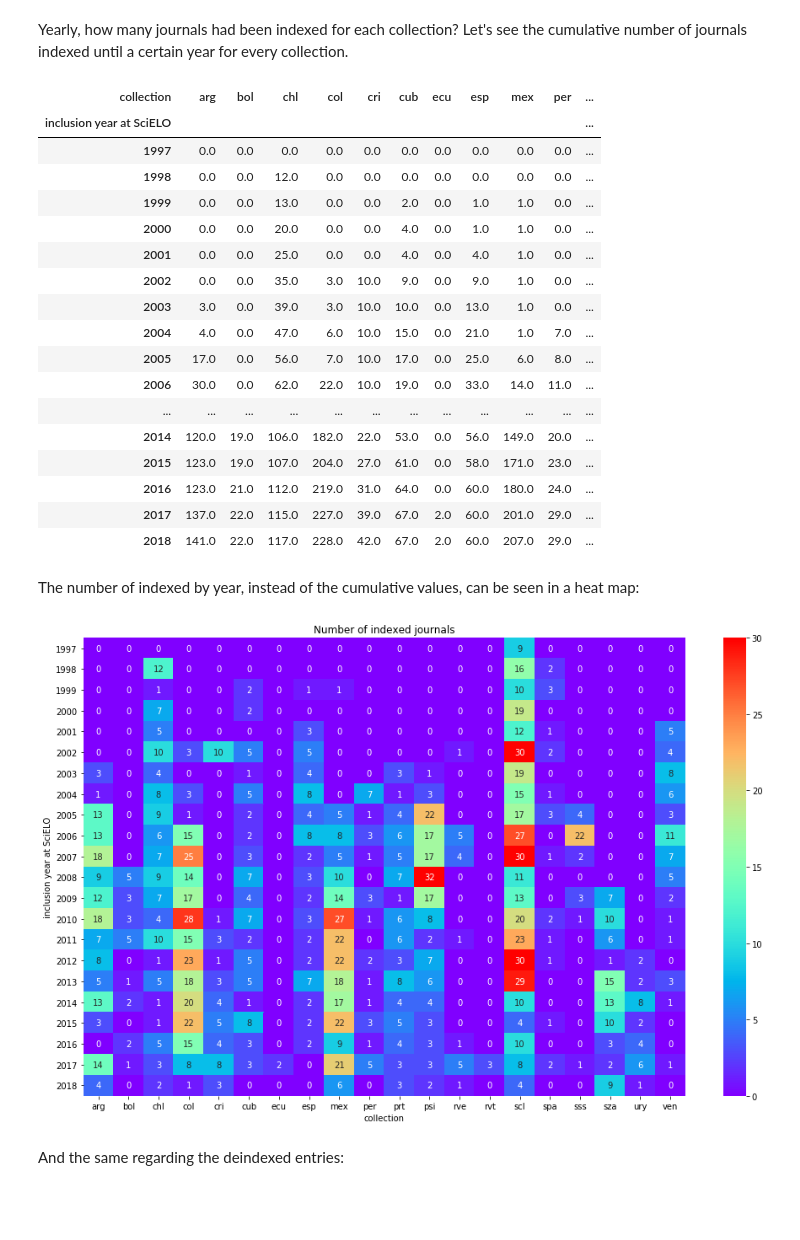
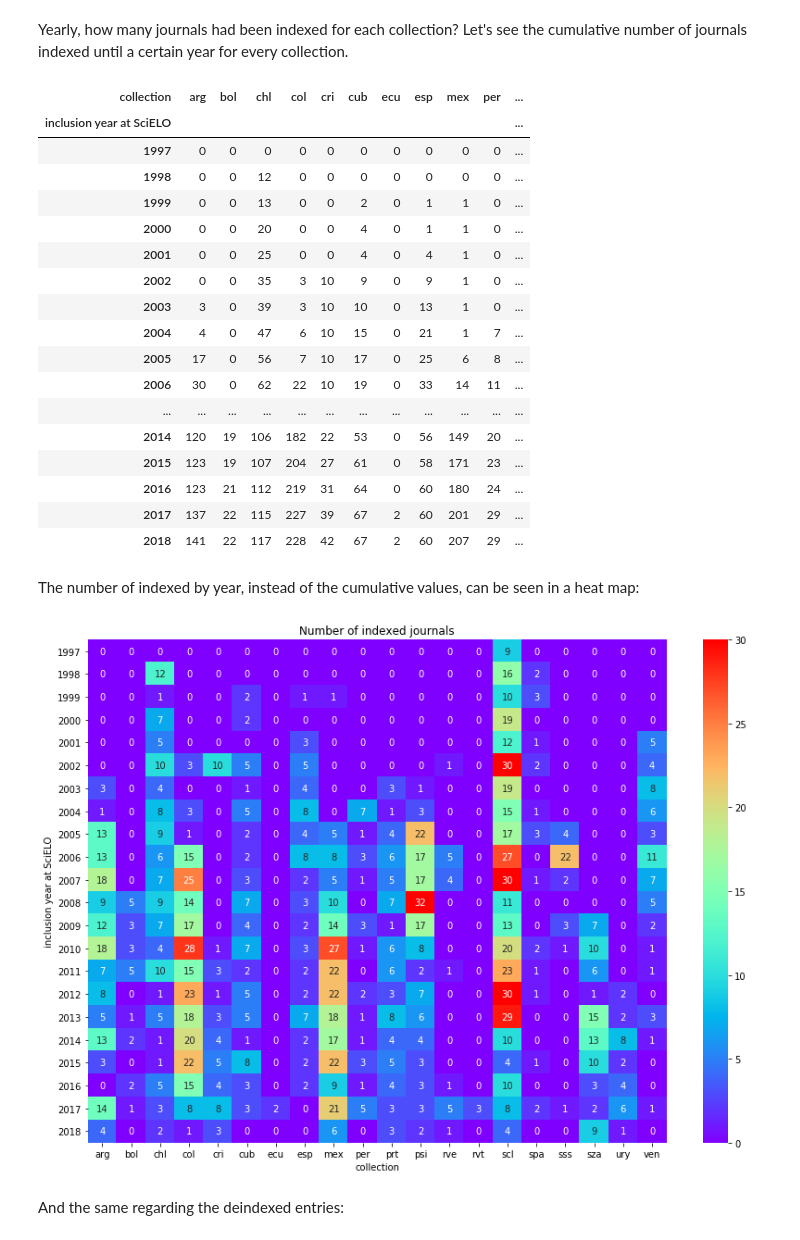
Before and after one commit to scieloorg/scielo20gt6, a Jupyter notebook: active_journals.ipynb, the cells around one changed output. Saved outputs shown, nothing was run; the diff lists cells and outputs as text; code cells hidden in the pictures; blank space fills up the shorter version.

```diff
--- a/active_journals.ipynb
+++ b/active_journals.ipynb
@@ -487,37 +487,37 @@ indexed_on = (
     .sort_index(axis=1)
     .sort_index()
 )
-indexed_on.cumsum()
+indexed_on.cumsum().astype(int)
 # %% [output]
 | collection | arg | bol | chl | col | cri | cub | ecu | esp | mex | per | ... |
 | inclusion year at SciELO |  |  |  |  |  |  |  |  |  |  | ... |
-| 1997 | 0.0 | 0.0 | 0.0 | 0.0 | 0.0 | 0.0 | 0.0 | 0.0 | 0.0 | 0.0 | ... |
-| 1998 | 0.0 | 0.0 | 12.0 | 0.0 | 0.0 | 0.0 | 0.0 | 0.0 | 0.0 | 0.0 | ... |
-| 1999 | 0.0 | 0.0 | 13.0 | 0.0 | 0.0 | 2.0 | 0.0 | 1.0 | 1.0 | 0.0 | ... |
-| 2000 | 0.0 | 0.0 | 20.0 | 0.0 | 0.0 | 4.0 | 0.0 | 1.0 | 1.0 | 0.0 | ... |
-| 2001 | 0.0 | 0.0 | 25.0 | 0.0 | 0.0 | 4.0 | 0.0 | 4.0 | 1.0 | 0.0 | ... |
-| 2002 | 0.0 | 0.0 | 35.0 | 3.0 | 10.0 | 9.0 | 0.0 | 9.0 | 1.0 | 0.0 | ... |
-| 2003 | 3.0 | 0.0 | 39.0 | 3.0 | 10.0 | 10.0 | 0.0 | 13.0 | 1.0 | 0.0 | ... |
-| 2004 | 4.0 | 0.0 | 47.0 | 6.0 | 10.0 | 15.0 | 0.0 | 21.0 | 1.0 | 7.0 | ... |
-| 2005 | 17.0 | 0.0 | 56.0 | 7.0 | 10.0 | 17.0 | 0.0 | 25.0 | 6.0 | 8.0 | ... |
-| 2006 | 30.0 | 0.0 | 62.0 | 22.0 | 10.0 | 19.0 | 0.0 | 33.0 | 14.0 | 11.0 | ... |
+| 1997 | 0 | 0 | 0 | 0 | 0 | 0 | 0 | 0 | 0 | 0 | ... |
+| 1998 | 0 | 0 | 12 | 0 | 0 | 0 | 0 | 0 | 0 | 0 | ... |
+| 1999 | 0 | 0 | 13 | 0 | 0 | 2 | 0 | 1 | 1 | 0 | ... |
+| 2000 | 0 | 0 | 20 | 0 | 0 | 4 | 0 | 1 | 1 | 0 | ... |
+| 2001 | 0 | 0 | 25 | 0 | 0 | 4 | 0 | 4 | 1 | 0 | ... |
+| 2002 | 0 | 0 | 35 | 3 | 10 | 9 | 0 | 9 | 1 | 0 | ... |
+| 2003 | 3 | 0 | 39 | 3 | 10 | 10 | 0 | 13 | 1 | 0 | ... |
+| 2004 | 4 | 0 | 47 | 6 | 10 | 15 | 0 | 21 | 1 | 7 | ... |
+| 2005 | 17 | 0 | 56 | 7 | 10 | 17 | 0 | 25 | 6 | 8 | ... |
+| 2006 | 30 | 0 | 62 | 22 | 10 | 19 | 0 | 33 | 14 | 11 | ... |
 | ... | ... | ... | ... | ... | ... | ... | ... | ... | ... | ... | ... |
-| 2014 | 120.0 | 19.0 | 106.0 | 182.0 | 22.0 | 53.0 | 0.0 | 56.0 | 149.0 | 20.0 | ... |
-| 2015 | 123.0 | 19.0 | 107.0 | 204.0 | 27.0 | 61.0 | 0.0 | 58.0 | 171.0 | 23.0 | ... |
-| 2016 | 123.0 | 21.0 | 112.0 | 219.0 | 31.0 | 64.0 | 0.0 | 60.0 | 180.0 | 24.0 | ... |
-| 2017 | 137.0 | 22.0 | 115.0 | 227.0 | 39.0 | 67.0 | 2.0 | 60.0 | 201.0 | 29.0 | ... |
-| 2018 | 141.0 | 22.0 | 117.0 | 228.0 | 42.0 | 67.0 | 2.0 | 60.0 | 207.0 | 29.0 | ... |
+| 2014 | 120 | 19 | 106 | 182 | 22 | 53 | 0 | 56 | 149 | 20 | ... |
+| 2015 | 123 | 19 | 107 | 204 | 27 | 61 | 0 | 58 | 171 | 23 | ... |
+| 2016 | 123 | 21 | 112 | 219 | 31 | 64 | 0 | 60 | 180 | 24 | ... |
+| 2017 | 137 | 22 | 115 | 227 | 39 | 67 | 2 | 60 | 201 | 29 | ... |
+| 2018 | 141 | 22 | 117 | 228 | 42 | 67 | 2 | 60 | 207 | 29 | ... |
 # %% [markdown]
 The number of indexed by year, instead of the cumulative values,
 can be seen in a heat map:
 # %%
 sns.heatmap(indexed_on,
     cmap="rainbow", fmt="g", annot=True,
     vmin=0, vmax=30,
-    ax=plt.subplots(figsize=(16, 10))[1]
+    ax=plt.subplots(figsize=(14, 10))[1]
 ).set(title="Number of indexed journals");
 # %% [output]
-[figure, old version]
+[figure, new version]
 # %% [markdown]
 And the same regarding the deindexed entries:
 # %%
```
Also changed, not shown: parts of 13 cells of this notebook, 8 other files.
